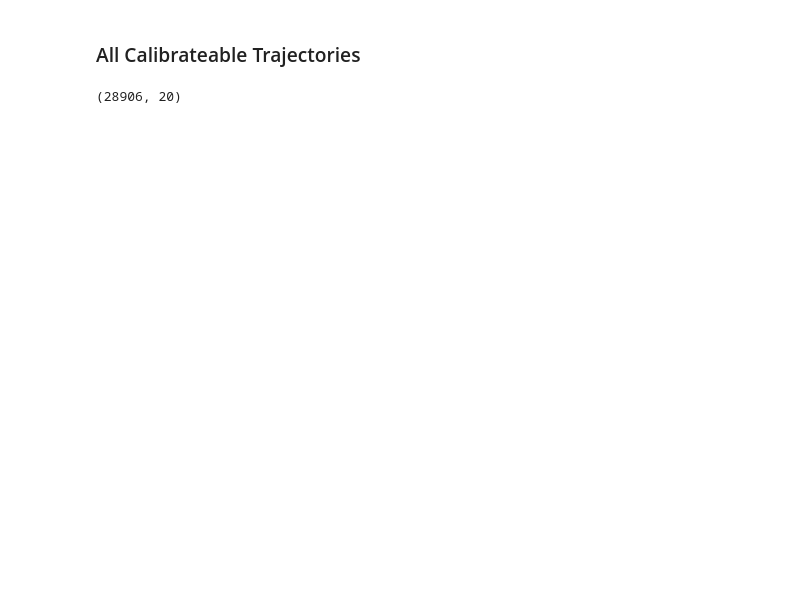
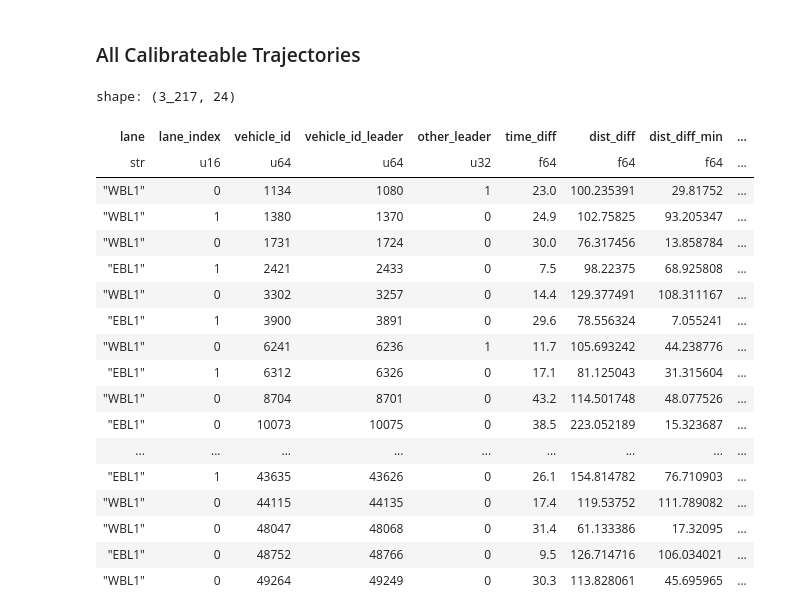
Before and after one commit to UnivOfAlabama-BittleResearchGroup/roadside-radar, a Jupyter notebook: notebooks/validation/calibrateable_trajectories.ipynb, the cells around one changed output. Cells and saved outputs as stored; diff of their text form; code cells hidden in the pictures; blank space fills up the shorter version.

```diff
--- a/notebooks/validation/calibrateable_trajectories.ipynb
+++ b/notebooks/validation/calibrateable_trajectories.ipynb
@@ -321,19 +485,39 @@ shape: (67, 20)
 # %%
 from scipy.stats import chi2
 
 lf_df.filter(
-    (pl.col("time_diff") > 10)
+    # (pl.col("time_diff") > 10)
     # & (pl.col("time_headway") < 15)
-    & (
+    (
         pl.col("time_headway_min").is_between(0.5, 5)
-        # | pl.col("dist_diff_min").is_between(1, 10)
     )
-    & (pl.col("association_distance") < chi2.ppf(0.95, 4))
-    & (pl.col("association_distance_leader") < chi2.ppf(0.95, 4))
-    # & (pl.col("min_acceleration") < -0.5)
-    # & (pl.col("max_acceleration") > 0.5)
+    & (pl.col("association_distance") < chi2.ppf(0.999, 4))
+    & (pl.col("association_distance_leader") < chi2.ppf(0.999, 4))
+    & (pl.col("min_acceleration") < -0.2)
+    & (pl.col("max_acceleration") > 0.2)
+    & (pl.col("free_accel") > 0.2)
+    & (pl.col('cruising') > 2)
+    # cruising
     # & (pl.col("min_velocity") < 5)
     # & (pl.col("max_velocity") > 15)
-).shape
+)
 # %% [output]
-(28906, 20)
+shape: (3_217, 24)
+| lane | lane_index | vehicle_id | vehicle_id_leader | other_leader | time_diff | dist_diff | dist_diff_min | ... |
+| str | u16 | u64 | u64 | u32 | f64 | f64 | f64 | ... |
+| "WBL1" | 0 | 1134 | 1080 | 1 | 23.0 | 100.235391 | 29.81752 | ... |
+| "WBL1" | 1 | 1380 | 1370 | 0 | 24.9 | 102.75825 | 93.205347 | ... |
+| "WBL1" | 0 | 1731 | 1724 | 0 | 30.0 | 76.317456 | 13.858784 | ... |
+| "EBL1" | 1 | 2421 | 2433 | 0 | 7.5 | 98.22375 | 68.925808 | ... |
+| "WBL1" | 0 | 3302 | 3257 | 0 | 14.4 | 129.377491 | 108.311167 | ... |
+| "EBL1" | 1 | 3900 | 3891 | 0 | 29.6 | 78.556324 | 7.055241 | ... |
+| "WBL1" | 0 | 6241 | 6236 | 1 | 11.7 | 105.693242 | 44.238776 | ... |
+| "EBL1" | 1 | 6312 | 6326 | 0 | 17.1 | 81.125043 | 31.315604 | ... |
+| "WBL1" | 0 | 8704 | 8701 | 0 | 43.2 | 114.501748 | 48.077526 | ... |
+| "EBL1" | 0 | 10073 | 10075 | 0 | 38.5 | 223.052189 | 15.323687 | ... |
+| ... | ... | ... | ... | ... | ... | ... | ... | ... |
+| "EBL1" | 1 | 43635 | 43626 | 0 | 26.1 | 154.814782 | 76.710903 | ... |
+| "WBL1" | 0 | 44115 | 44135 | 0 | 17.4 | 119.53752 | 111.789082 | ... |
+| "WBL1" | 0 | 48047 | 48068 | 0 | 31.4 | 61.133386 | 17.32095 | ... |
+| "EBL1" | 0 | 48752 | 48766 | 0 | 9.5 | 126.714716 | 106.034021 | ... |
+| "WBL1" | 0 | 49264 | 49249 | 0 | 30.3 | 113.828061 | 45.695965 | ... |
```
Also changed, not shown: parts of 25 cells of this notebook, 4 other files.
